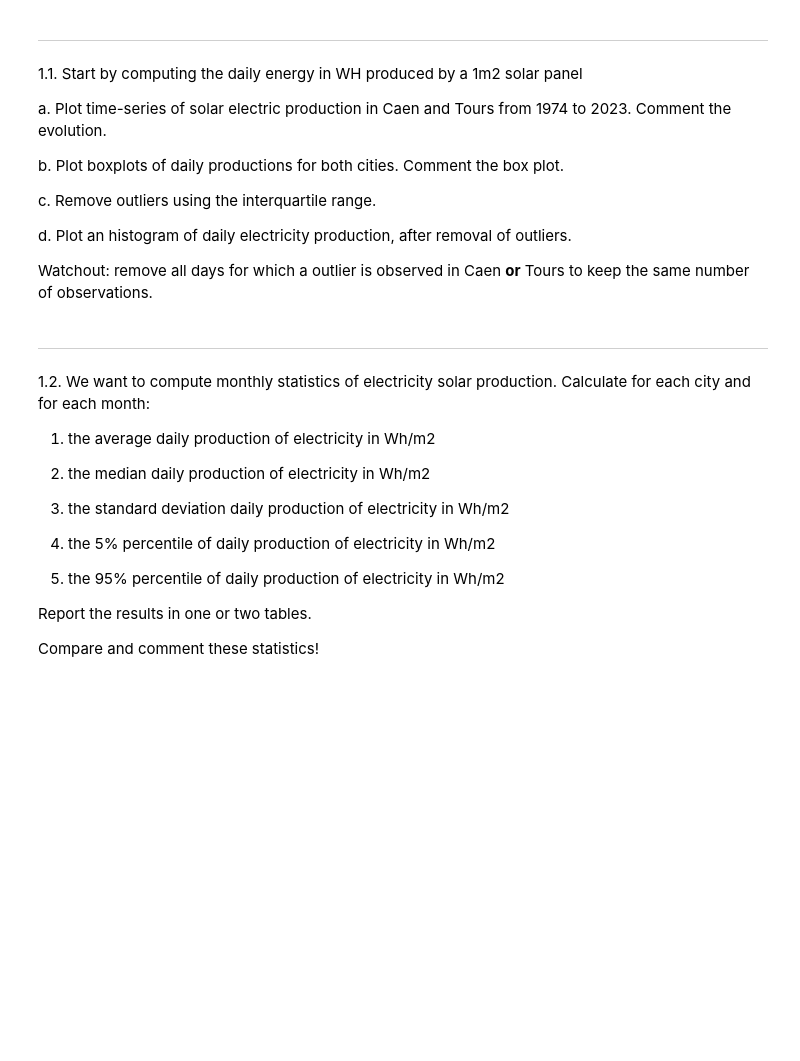
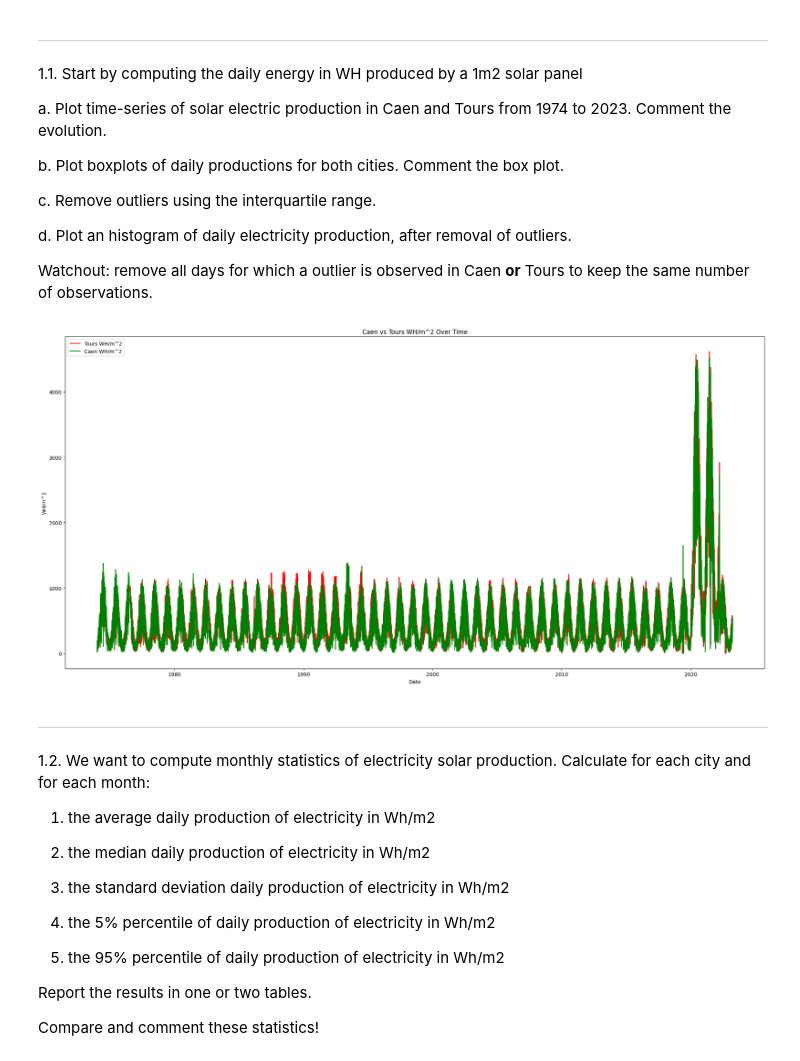
Before and after one commit to GaecKo/hackaton, a Jupyter notebook: Hackaton_1/Hackathon1.ipynb, the cells around one changed output. Saved outputs shown, nothing was run; the diff lists cells and outputs as text; code cells hidden in the pictures; blank space fills up the shorter version.

```diff
--- a/Hackaton_1/Hackathon1.ipynb
+++ b/Hackaton_1/Hackathon1.ipynb
@@ -79,3 +77,51 @@ Watchout: remove all days for which a outlier is observed in Caen **or** Tours t
+# %%
+import pandas as pd
+import matplotlib.pyplot as plt
+
+# ===== Load CSV & convert dates =====
+
+df = pd.read_csv('Radiation.csv')
+
+dates = pd.to_datetime(df['DATE'], format='%Y%m%d')
+
+# ===== Caen data =====
+caen_data = df['Caen']
+caen_C = []
+
+# Compute daily energy in WH/m²
+for e_sol in caen_data:
+    # C = E_sol x 24 x 0.18 x 0.75
+    caen_C.append(e_sol * 24 * 0.18 * 0.75)
+
+# ===== Tours data =====
+tours_data = df['Tours']
+tours_C = []
+
+# Compute daily energy in WH/m²
+for e_sol in tours_data:
+    # C = E_sol x 24 x 0.18 x 0.75
+    tours_C.append(e_sol * 24 * 0.18 * 0.75)
+
+# ===== Plot =====
+plt.figure(figsize=(20, 10))
+
+
+plt.plot(dates, tours_C, label='Tours WH/m^2', color='red')
+plt.plot(dates, caen_C, label='Caen WH/m^2', color='green')
+
+
+# labels
+plt.title('Caen vs Tours WH/m^2 Over Time')
+plt.xlabel('Date')
+plt.ylabel('WH/m^2')
+
+plt.legend()
+
+# Show the plot
+plt.tight_layout()
+plt.show()
+# %% [output]
+[figure, added]
 # %% [markdown]
 ---
 1.2. We want to compute monthly statistics of electricity solar production. Calculate for each city and for each month:
```
Also changed, not shown: parts of 2 cells of this notebook.
